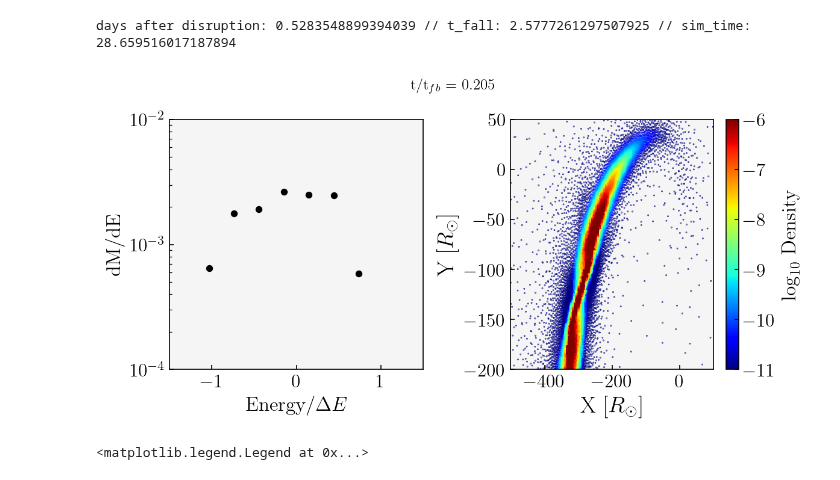
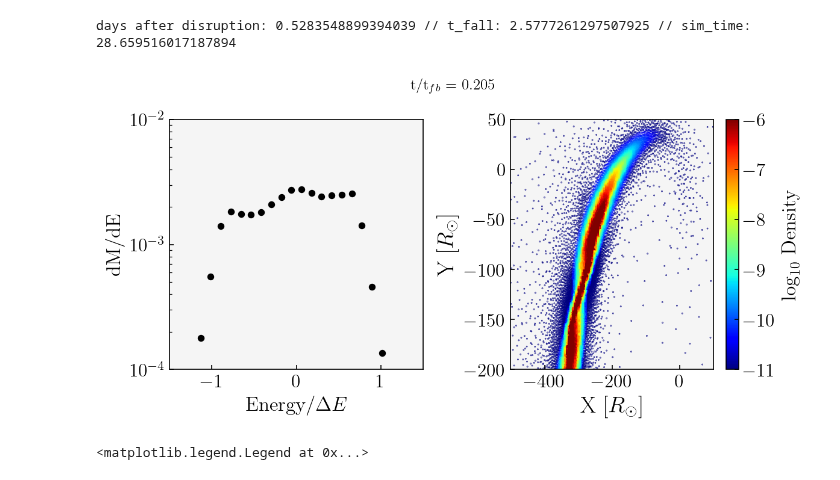
Before and after one commit to rich-tde/tde_wind, a Jupyter notebook: energy.ipynb, the cells around one changed output. Cells and saved outputs as stored; diff of their text form; code cells hidden in the pictures.

```diff
--- a/energy.ipynb
+++ b/energy.ipynb
@@ -28,7 +28,7 @@ Rt = Rstar * (Mbh/mstar)**(1/3)
 Rp =  Rt / beta
 R0 = 0.6 * Rp
 apo = 2 * Rt * (Mbh/mstar)**(1/3)
-normalization = 30.7
+normalization = Mbh/Rt * (Mbh/Rstar)**(-1/3)#30.7
 
 G_SI = 6.6743e-11
 Msol = 2e30 #1.98847e30 # kg
@@ -65,9 +65,12 @@ R_cyl_sec = np.sqrt(X_section**2 + Y_section**2)
 V_cyl_sec = np.sqrt(VX_section**2 + VY_section**2)
 orbital_enegy_sec = orb.orbital_energy(R_cyl_sec, V_cyl_sec, G, M_bh)
 # %%
-# idx_Rt = np.argmin(np.abs(R_cyl - Rt))
-# deltaE_abs = np.abs(0.5*V_cyl[idx_Rt]**2 - G*Mbh/R_cyl[idx_Rt])
-bins = np.arange(-700, 700, 1)
+idx_Rt = np.argmin(np.abs(R_cyl - Rt))
+deltaE_abs = np.abs(0.5*V_cyl[idx_Rt]**2 - G*Mbh/R_cyl[idx_Rt])
+bins = np.linspace(-deltaE_abs, deltaE_abs, 250)
+
+# OE_mid = orbital_enegy / normalization
+# bins = np.arange(-4, 4, .01)
 # %%
 # obtain an histogram of the energy distribution
 hist, bins = np.histogram(orbital_enegy, bins = bins)
@@ -80,31 +83,32 @@ for i in range(len(bins)-1):
     idx2 = np.where((orbital_enegy_sec > bins[i]) & (orbital_enegy_sec < bins[i+1]))
     mass_sum_sec[i] = np.sum(Mass_section[idx2])
 dm_dE = mass_sum / np.diff(bins)
+bins /= normalization
 # %%
 # plot the mass distribution with respect to the energy
 fig, ax = plt.subplots(1,2, figsize = (8,4))
 img = ax[1].scatter(X_midplane, Y_midplane, c = np.log10(Den_midplane), s = .1, cmap = 'jet', vmin = -11, vmax = -6)
 cbar = plt.colorbar(img)
 cbar.set_label(r'$\log_{10}$ Density', fontsize = 16)
 ax[1].set_xlim(-500,100)
 ax[1].set_ylim(-200,50)
 ax[1].set_xlabel(r'X [$R_\odot$]', fontsize = 18)
 ax[1].set_ylabel(r'Y [$R_\odot$]', fontsize = 18)
 
-ax[0].scatter(bins[:-1]/normalization, dm_dE, c = 'k', s = 20, label = 'All')
+ax[0].scatter(bins[:-1], dm_dE, c = 'k', s = 20, label = 'All')
 #ax[0].scatter(bins[:-1], mass_sum_sec/np.diff(bins), c = 'r', s = 10, label = 'Section')
 #cbar = ax[0].colorbar(img)
 #cbar.set_label(r'$\bar{R}/R_p$')
 ax[0].set_xlabel(r'Energy/$\Delta E$', fontsize = 16)
 ax[0].set_ylabel('dM/dE', fontsize = 16)
 ax[0].set_xlim(-1.5,1.5)
 ax[0].set_ylim(1e-4, 1e-2)
 ax[0].set_yscale('log')
 plt.suptitle(r't/t$_{fb}$ = ' + str(np.round(tfb,3)))
 plt.tight_layout()
-plt.savefig(f'{saving_path}/EnM_{snap}.png')
+#plt.savefig(f'{saving_path}/EnM_{snap}.png')
 # %% [output]
-[figure, old version]
+[figure, new version]
 # %%
 # with open(f'data/{folder}/EM.txt','a') as file:
 #     file.write(f'# snap {snap} \n')
```
Also changed, not shown: 4 other files.
